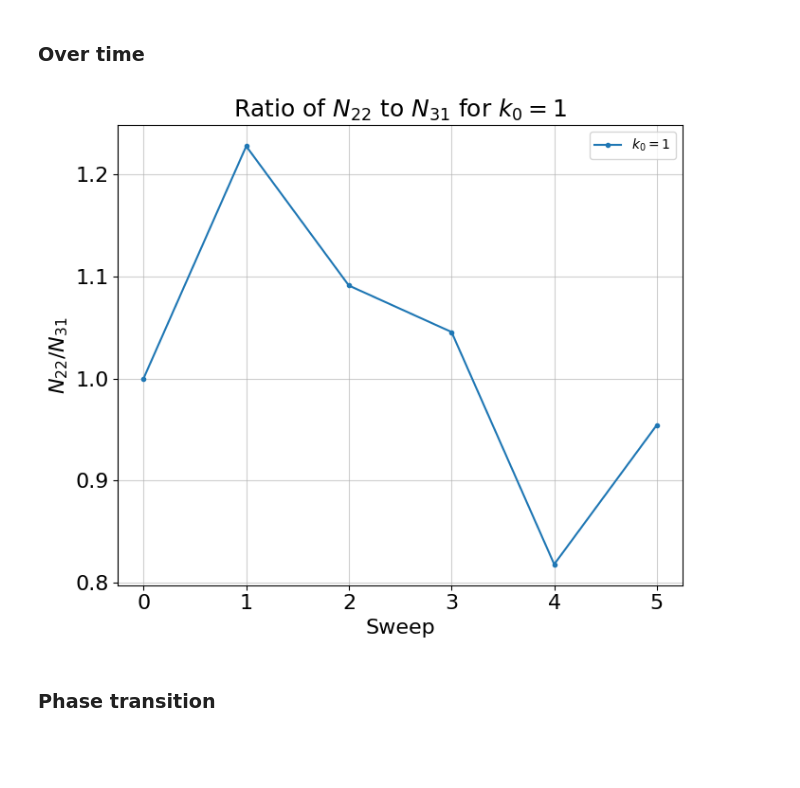
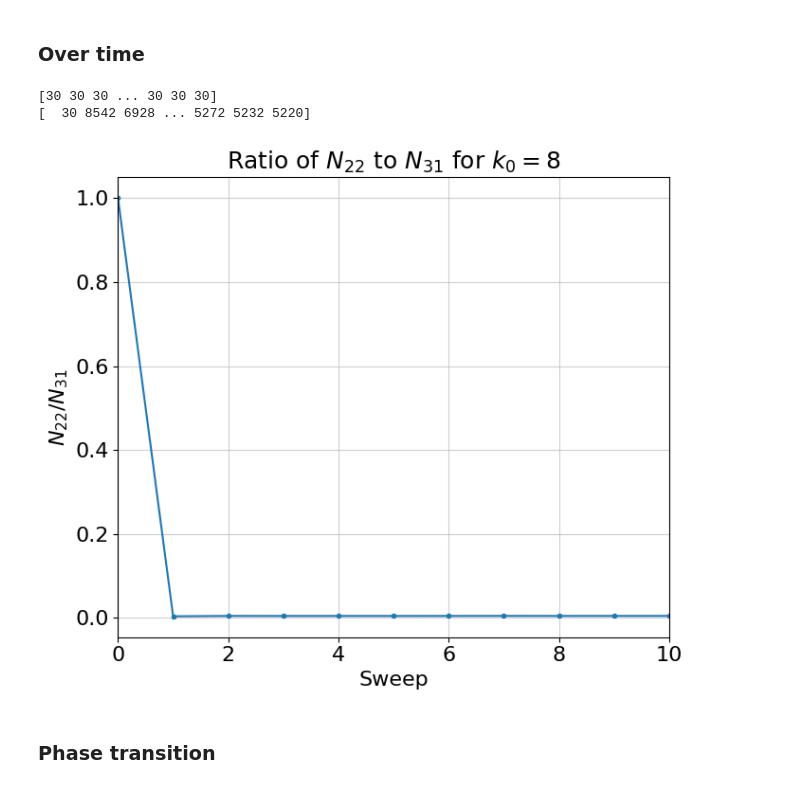
Before and after one commit to sedadenboer/CDT, a Jupyter notebook: src/2+1/experiments/analysis.ipynb, the cells around one changed output. Drawn from its saved outputs; the diff is of its cells as text; code cells hidden in the pictures; blank space fills up the shorter version.

```diff
--- a/src/2+1/experiments/analysis.ipynb
+++ b/src/2+1/experiments/analysis.ipynb
@@ -115,26 +134,31 @@ plt.tight_layout()
 ### Over time
 # %%
 # Load files
-filepath_n22 = 'measurements/test_k0=1_n_tetras_22.npy'
-filepath_n31 = 'measurements/test_k0=1_n_tetras_31.npy'
-n_tetras_22 = np.load(filepath_n22).T
-n_tetras_31 = np.load(filepath_n31).T
-
-# Get the ratio of n22 to n31
+filepath_n22 = 'measurements/k0=8/outfile_k0=8_tswps=1000_swps=0_kstps=500000_chain=0_n_tetras_22.npy'
+filepath_n31 = 'measurements/k0=8/outfile_k0=8_tswps=1000_swps=0_kstps=500000_chain=0_n_tetras_31.npy'
+n_tetras_22 = np.load(filepath_n22)
+n_tetras_31 = np.load(filepath_n31)
+print(n_tetras_22)
+print(n_tetras_31)
+# # Get the ratio of n22 to n31
 ratio_n22_n31 = n_tetras_22 / n_tetras_31
+k0 = 8
 
 # Plot ratio of n22 to n31
 plt.figure(figsize=(7, 6))
-plt.plot(ratio_n22_n31, '.-', label='$k_0=1$')
+plt.plot(ratio_n22_n31, '.-')
 plt.xlabel('Sweep', fontsize=16)
 plt.ylabel('$N_{22} / N_{31}$', fontsize=16)
-plt.title('Ratio of $N_{22}$ to $N_{31}$ for $k_0=1$', fontsize=18)
+plt.title('Ratio of $N_{22}$ to $N_{31}$ for ' + f'$k_0={k0}$', fontsize=18)
 plt.yticks(fontsize=16)
 plt.xticks(fontsize=16)
+# Plot from 0 to 100
+plt.xlim(0, 10)
 plt.grid(True, which="both", ls="-", alpha=0.6)
-plt.legend(fancybox=True)
 plt.tight_layout()
 # %% [output]
+[30 30 30 ... 30 30 30]
+[  30 8542 6928 ... 5272 5232 5220]
-[figure, old version]
+[figure, new version]
 # %% [markdown]
 ### Phase transition
```
Also changed, not shown: parts of 13 cells of this notebook, 5 other files.
